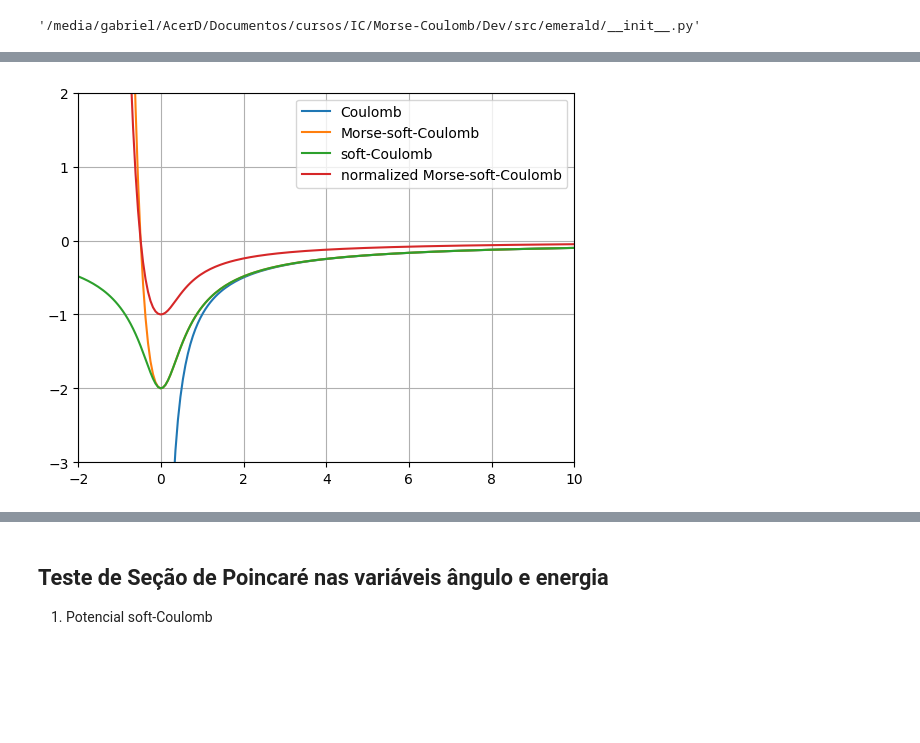
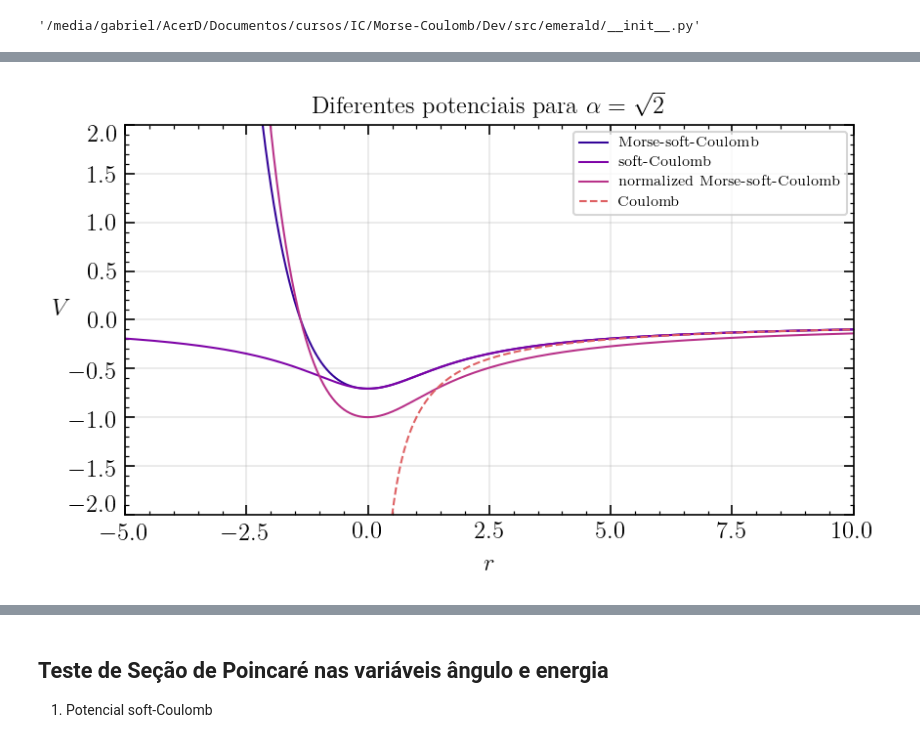
Before and after one commit to Gabriel-Amici/MorseCoulomb, a Jupyter notebook: notebooks/development/potential_comparison/potentials.ipynb, the cells around one changed output, grey strips where cells are left out. Drawn from its saved outputs; the diff is of its cells as text; code cells hidden in the pictures; blank space fills up the shorter version.

```diff
--- a/notebooks/development/potential_comparison/potentials.ipynb
+++ b/notebooks/development/potential_comparison/potentials.ipynb
@@ -15,3 +15,7 @@ emerald.__file__
 # %% [output]
 /media/gabriel/AcerD/Documentos/cursos/IC/Morse-Coulomb/Dev/.venv/bin/python
 '/media/gabriel/AcerD/Documentos/cursos/IC/Morse-Coulomb/Dev/src/emerald/__init__.py'
+# %%
+import numpy as np
+import matplotlib.pyplot as plt
+plt.style.use('plotstyle.mplstyle')
@@ -18,28 +45,33 @@ emerald.__file__
 # %%
-import numpy as np
-import matplotlib.pyplot as plt
-
 from emerald.potentials.coulomb_potential import C_potential_vec, C_return_points
 from emerald.potentials.msc_potential import MsC_potential_vec, MsC_return_points
 from emerald.potentials.sc_potential import sC_potential_vec, sC_return_points
 from emerald.potentials.normalized_msc_potential import nMsC_potential_vec, nMsC_return_points
 
-alpha = 0.5
-rs = np.linspace(-2, 10, 200)
+alpha = np.sqrt(2)
+rs = np.linspace(-10, 10, 1000)
 Cs = C_potential_vec(rs)
 MsCs = MsC_potential_vec(alpha, rs)
 sCs = sC_potential_vec(alpha, rs)
 nMsCs = nMsC_potential_vec(alpha, rs)
 
-plt.xlim(-2, 10)
-plt.ylim( -3, 2)
-plt.grid()
+plt.xlim(-5, 10)
+plt.xticks(np.arange(-5, 12.5, 2.5))
+plt.ylim( -2, 2)
+plt.grid(alpha=0.3)
 
-plt.plot(rs, Cs, label="Coulomb")
+plt.xlabel("$r$")
+plt.ylabel("$V$", rotation=0)
+
 plt.plot(rs, MsCs, label="Morse-soft-Coulomb")
 plt.plot(rs, sCs, label="soft-Coulomb")
 plt.plot(rs, nMsCs, label="normalized Morse-soft-Coulomb")
+plt.plot(rs, Cs, label="Coulomb", ls="dashed")
+plt.title(r"Diferentes potenciais para $\alpha = \sqrt{2}$")
+plt.gca().get_yticklabels()[0].set_verticalalignment("bottom")
+plt.gca().get_yticklabels()[-1].set_verticalalignment("top")
 plt.legend()
+plt.savefig("Fig1a.pdf", bbox_inches="tight")
 plt.show()
 # %% [output]
-[figure, old version]
+[figure, new version]
```
Also changed, not shown: parts of 7 cells of this notebook, 4 other files.
